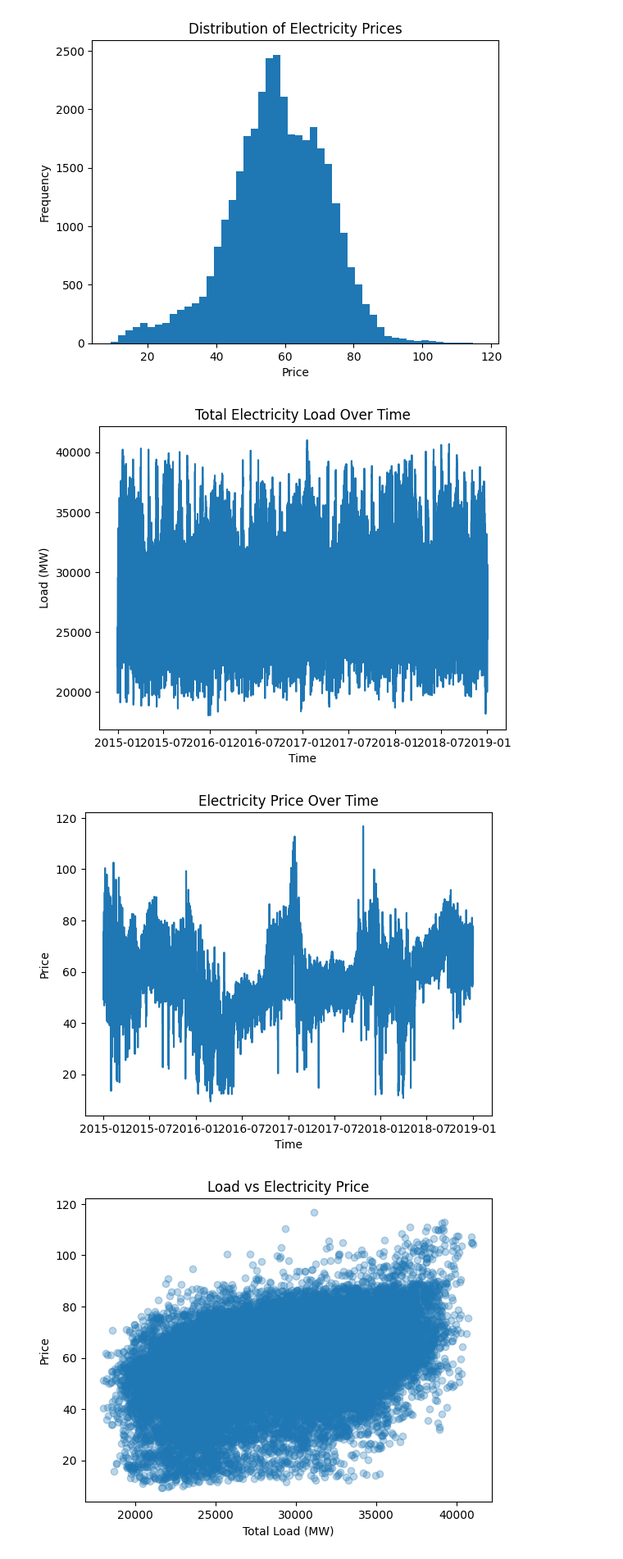
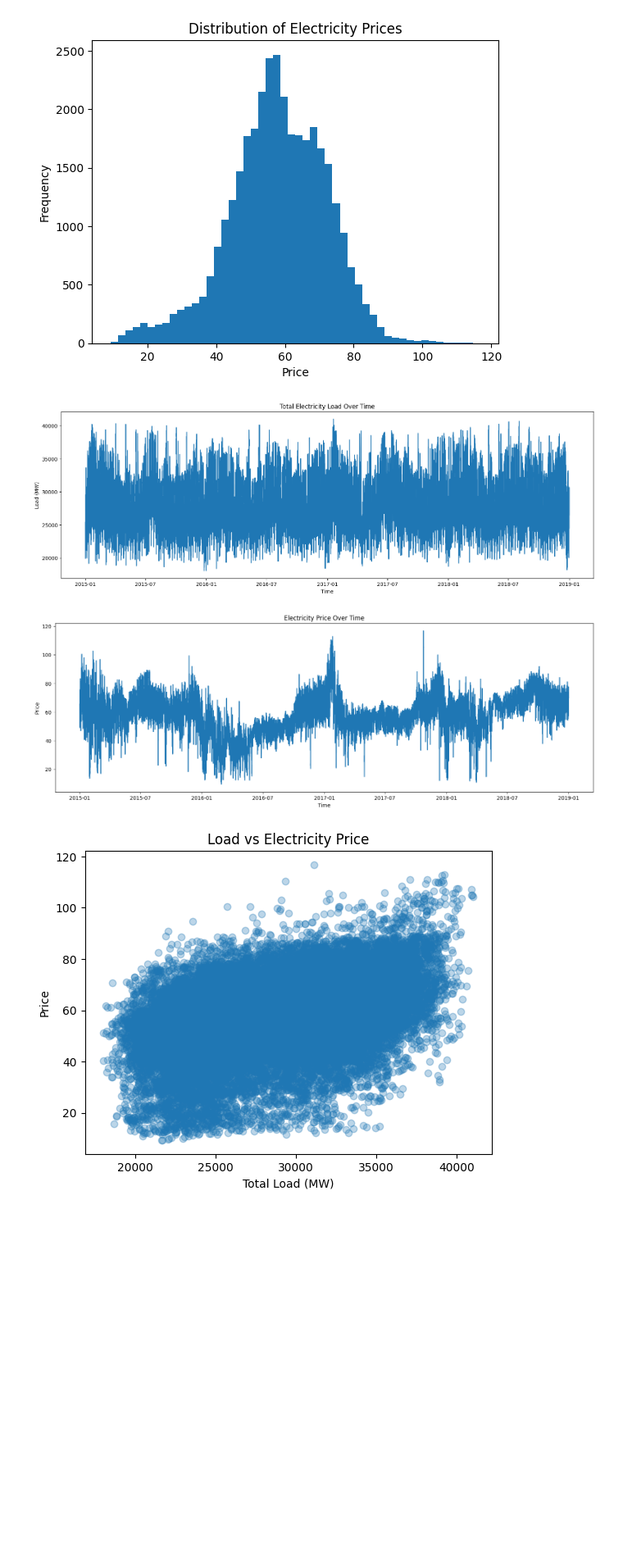
Before and after one commit to Nikitaahlawat1/portfolio, a Jupyter notebook: Energy Consumption/energyconsumption.ipynb, the cells around one changed output. Shown at 82% size. Saved outputs shown, nothing was run; the diff lists cells and outputs as text; code cells hidden in the pictures; blank space fills up the shorter version.

```diff
--- a/Energy Consumption/energyconsumption.ipynb
+++ b/Energy Consumption/energyconsumption.ipynb
@@ -187,22 +205,22 @@ plt.show()
 [figure]
 # %%
 # Time Series Analysis
-plt.figure()
+plt.figure(figsize=(19, 6))
 plt.plot(load_actual)
 plt.title("Total Electricity Load Over Time")
 plt.xlabel("Time")
 plt.ylabel("Load (MW)")
 plt.show()
 
-plt.figure()
+plt.figure(figsize=(19, 6))
 plt.plot(price_actual)
 plt.title("Electricity Price Over Time")
 plt.xlabel("Time")
 plt.ylabel("Price")
 plt.show()
 # %% [output]
-[figure, old version]
+[figure, new version]
-[figure, old version]
+[figure, new version]
 # %%
 # Load vs Price scatter plot
 plt.figure()
```
Also changed, not shown: parts of 3 cells of this notebook, 1 other file.
